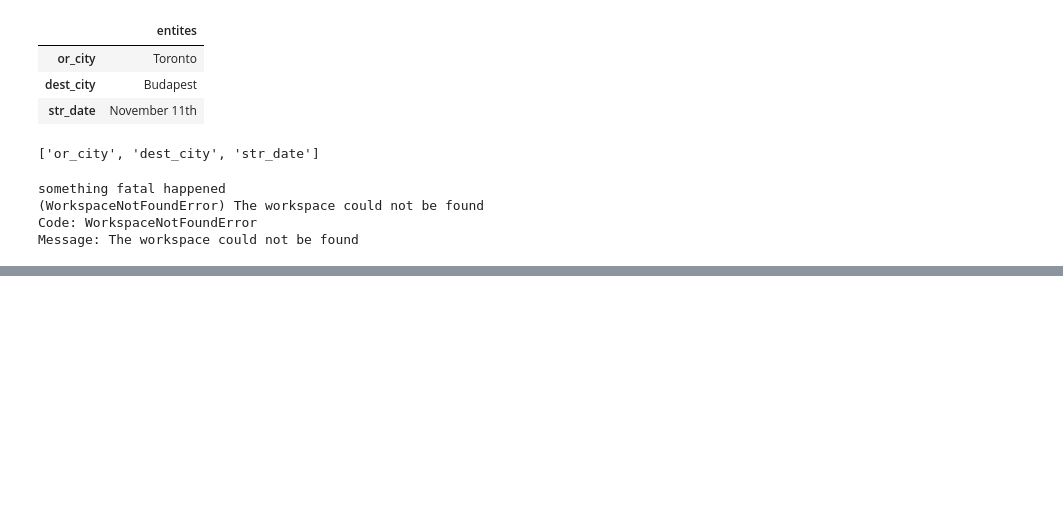
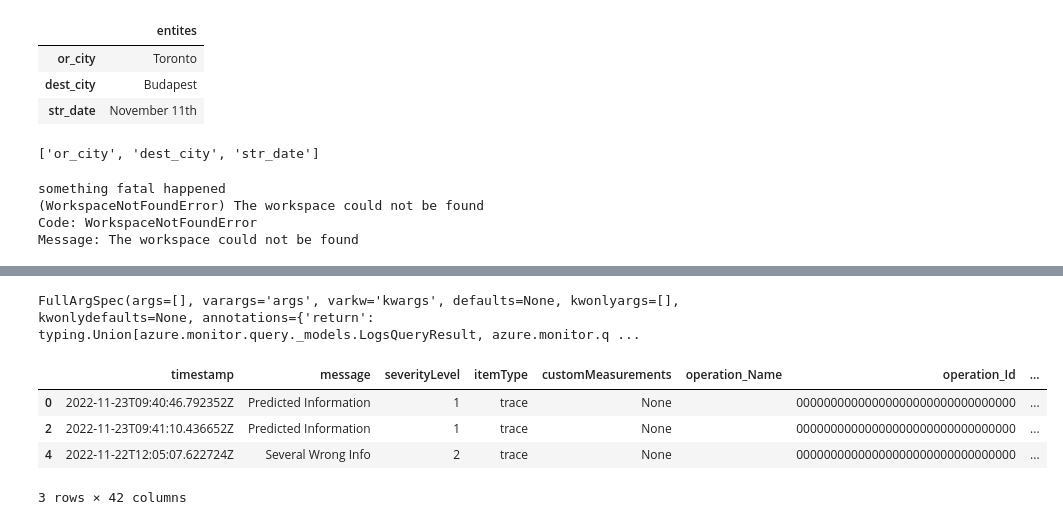
Before and after one commit to octave-ati/Designing-a-responsive-Flight-Booking-Chatbot, a Jupyter notebook: P10_notebook.ipynb, the cells around one changed output, grey strips where cells are left out. Saved outputs shown, nothing was run; the diff lists cells and outputs as text; code cells hidden in the pictures; blank space fills up the shorter version.

```diff
--- a/P10_notebook.ipynb
+++ b/P10_notebook.ipynb
@@ -840,0 +817,6 @@ NameError: name 'logger' is not defined
+# %%
+import inspect
+
+inspect.getfullargspec(client.query_workspace)
+# %% [output]
+FullArgSpec(args=[], varargs='args', varkw='kwargs', defaults=None, kwonlyargs=[], kwonlydefaults=None, annotations={'return': typing.Union[azure.monitor.query._models.LogsQueryResult, azure.monitor.q ...
@@ -840,0 +836,25 @@ NameError: name 'logger' is not defined
+# %%
+import json
+data = response.json()['tables'][0]
+#Removing column types and keeping only column names
+columns = [k['name'] for k in data['columns']]
+
+#Creating a dataframe from our response
+df = pd.DataFrame(data = data['rows'], columns=columns)
+
+#Transforming the customdimensions column from a string to a dictionnary with json.loads
+df['customDimensions'] = df.customDimensions.apply(json.loads)
+
+#Exploding the dictionary and joining with the base dataframe
+df = df.join(pd.json_normalize(df.pop('customDimensions')))
+
+#Dropping duplicates because info level logs from the Python SDK are duplicated in Azure Insights (known issue)
+df = df.drop_duplicates(subset=['timestamp'], keep='first')
+
+df
+# %% [output]
+|  | timestamp | message | severityLevel | itemType | customMeasurements | operation_Name | operation_Id | ... |
+| 0 | 2022-11-23T09:40:46.792352Z | Predicted Information | 1 | trace | None |  | 00000000000000000000000000000000 | ... |
+| 2 | 2022-11-23T09:41:10.436652Z | Predicted Information | 1 | trace | None |  | 00000000000000000000000000000000 | ... |
+| 4 | 2022-11-22T12:05:07.622724Z | Several Wrong Info | 2 | trace | None |  | 00000000000000000000000000000000 | ... |
+3 rows × 42 columns
```
Also changed, not shown: parts of 24 cells of this notebook, 11 other files.
